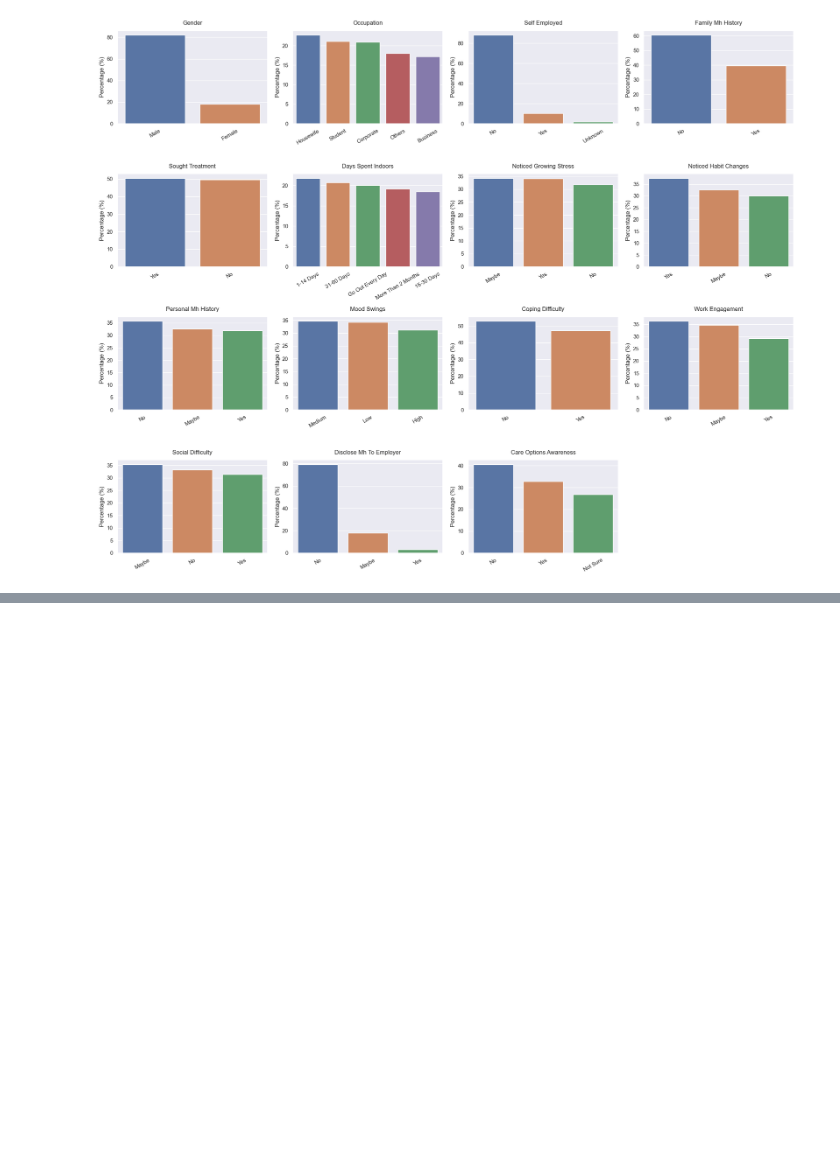
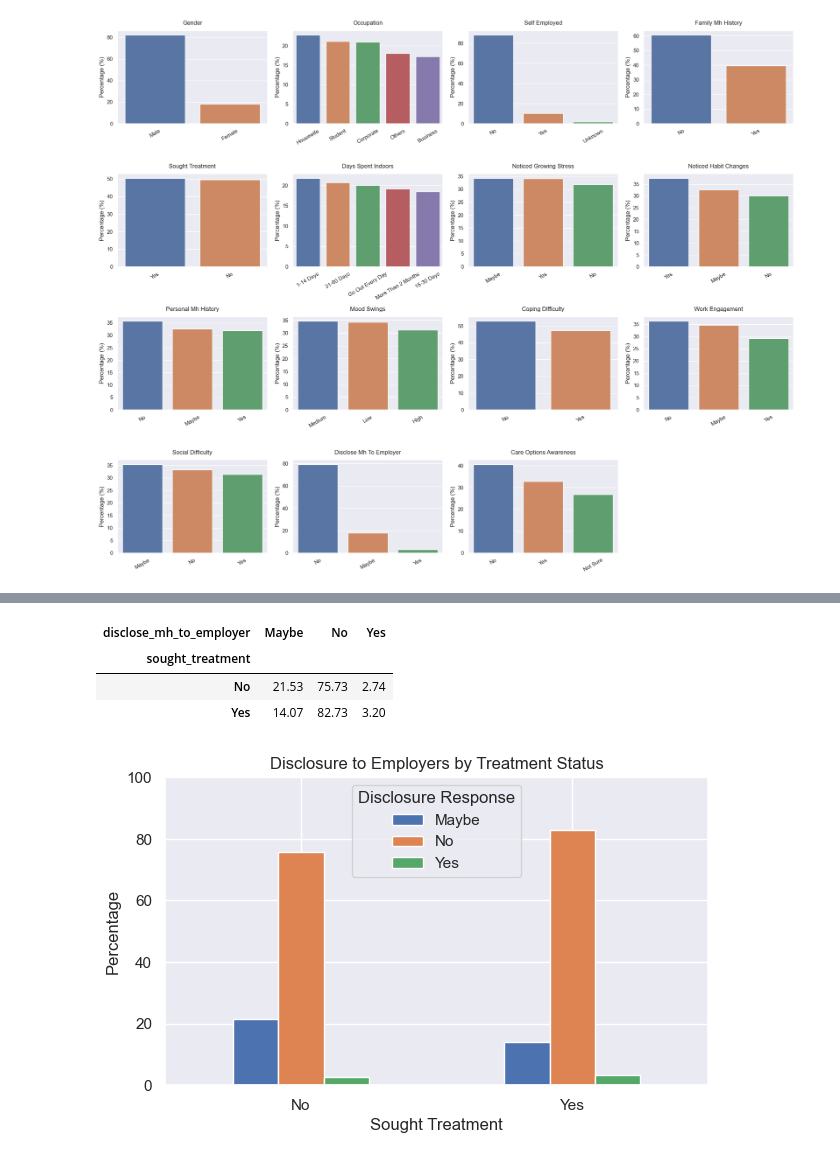
Before and after one commit to OmarAymanZaid/MentalHealth_RiskAssessment, a Jupyter notebook: notebooks/3_DataAnalysis.ipynb, the cells around one changed output, grey strips where cells are left out. Cells and saved outputs as stored; diff of their text form; code cells hidden in the pictures; blank space fills up the shorter version.

```diff
--- a/notebooks/3_DataAnalysis.ipynb
+++ b/notebooks/3_DataAnalysis.ipynb
@@ -137,0 +332,33 @@ Do gender, country, or occupation influence the likelihood of noticing growing s
+# %%
+# Percentage distribution of disclosure by treatment status
+disclosure_by_treatment = (
+    pd.crosstab(
+        data['sought_treatment'],
+        data['disclose_mh_to_employer'],
+        normalize='index'
+    )
+    .mul(100)
+    .round(2)
+)
+
+disclosure_by_treatment
+# %% [output]
+| disclose_mh_to_employer | Maybe | No | Yes |
+| sought_treatment |  |  |  |
+| No | 21.53 | 75.73 | 2.74 |
+| Yes | 14.07 | 82.73 | 3.20 |
+# %%
+disclosure_by_treatment.plot(
+    kind='bar',
+    figsize=(7, 4)
+)
+
+plt.ylabel('Percentage')
+plt.xlabel('Sought Treatment')
+plt.title('Disclosure to Employers by Treatment Status')
+plt.xticks(rotation=0)
+plt.legend(title='Disclosure Response')
+plt.ylim(0, 100)
+plt.show()
+# %% [output]
+[figure, added]
```
Also changed, not shown: parts of 28 cells of this notebook.
